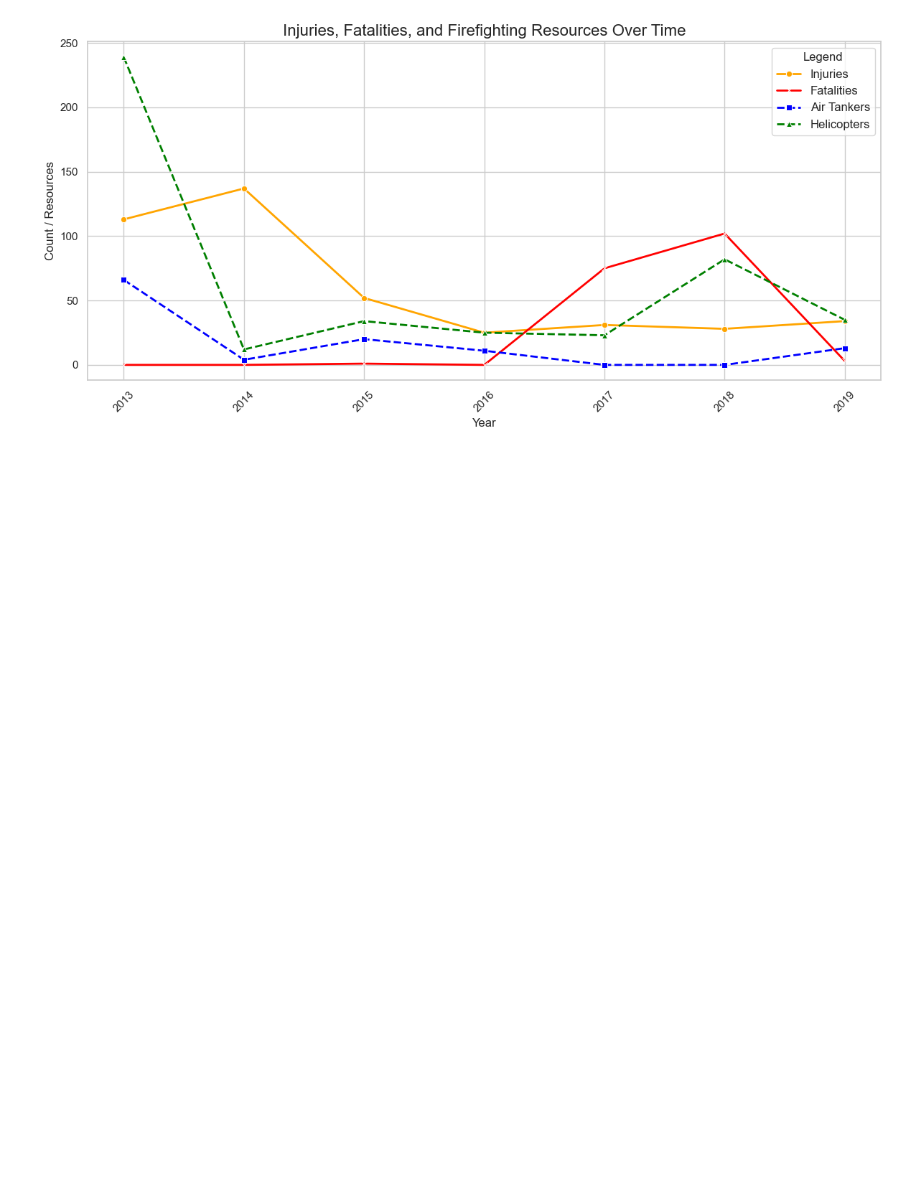
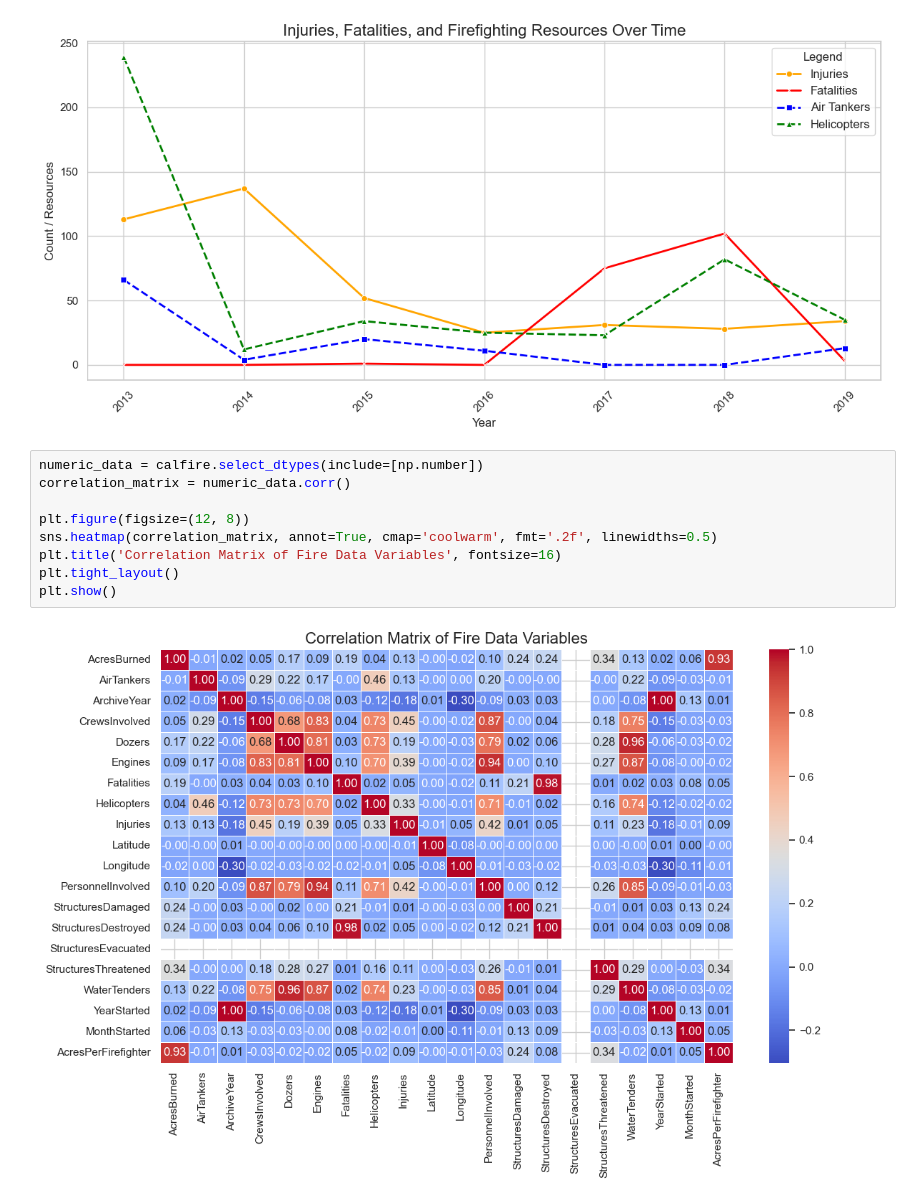
Before and after one commit to estortega/project_1, a Jupyter notebook: Denis_wild_fires_project_week_1.ipynb, the cells around one changed output. Drawn from its saved outputs; the diff is of its cells as text; blank space fills up the shorter version.

Commit message:
Added the graphs that I found interesting and that had a good story to tell.

```diff
--- a/Denis_wild_fires_project_week_1.ipynb
+++ b/Denis_wild_fires_project_week_1.ipynb
@@ -124,3 +125,14 @@ plt.tight_layout()
 plt.show()
 # %% [output]
 [figure]
+# %%
+numeric_data = calfire.select_dtypes(include=[np.number])
+correlation_matrix = numeric_data.corr()
+
+plt.figure(figsize=(12, 8))
+sns.heatmap(correlation_matrix, annot=True, cmap='coolwarm', fmt='.2f', linewidths=0.5)
+plt.title('Correlation Matrix of Fire Data Variables', fontsize=16)
+plt.tight_layout()
+plt.show()
+# %% [output]
+[figure, added]
```
Also changed, not shown: parts of 4 cells of this notebook.
